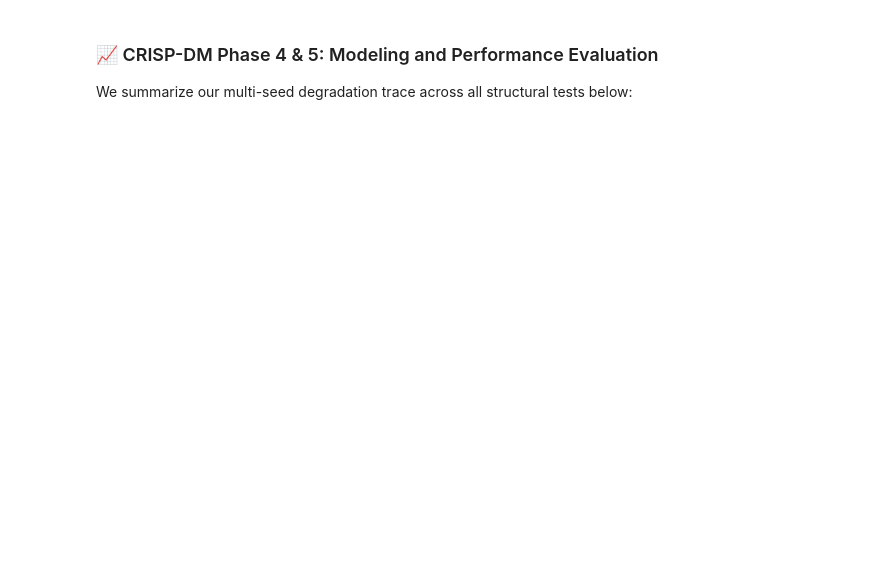
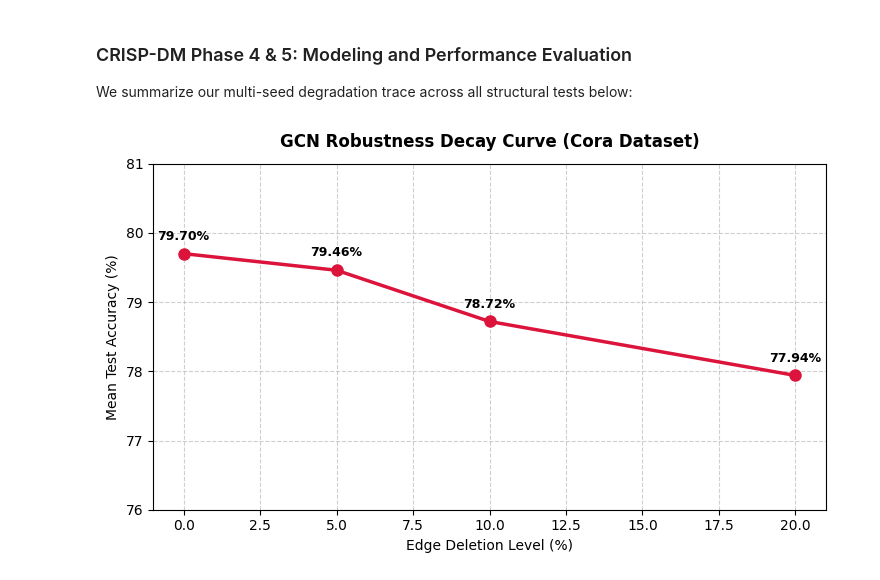
Before and after one commit to sileshith/GNN-Stability-Analysis, a Jupyter notebook: GNN_Stability_Sandbox.ipynb, the cells around one changed output. Drawn from its saved outputs; the diff is of its cells as text; code cells hidden in the pictures; blank space fills up the shorter version.

Commit message:
feat: complete GCN robustness decay curve and topological EDA visualizations

```diff
--- a/GNN_Stability_Sandbox.ipynb
+++ b/GNN_Stability_Sandbox.ipynb
@@ -29,17 +133,26 @@ print(f'Edges remaining after 10% structural removal: {test_mask.shape[1]}')
 # %% [markdown]
-### 📈 CRISP-DM Phase 4 & 5: Modeling and Performance Evaluation
+### CRISP-DM Phase 4 & 5: Modeling and Performance Evaluation
 We summarize our multi-seed degradation trace across all structural tests below:
 # %%
 import matplotlib.pyplot as plt
 
-# Verified empirical results recorded locally
+# Verified empirical results recorded locally across 5 seeds
 degradation_rates = [0, 5, 10, 20]
 mean_accuracies = [79.70, 79.46, 78.72, 77.94]
 
-plt.figure(figsize=(7, 4))
-plt.plot(degradation_rates, mean_accuracies, marker='o', color='crimson', linewidth=2)
-plt.title('GCN Robustness Decay Curve (Cora Dataset)')
-plt.xlabel('Edge Deletion Level (%)')
-plt.ylabel('Mean Test Accuracy (%)')
-plt.grid(True, linestyle='--')
+plt.figure(figsize=(7.5, 4.5))
+plt.plot(degradation_rates, mean_accuracies, marker='o', color='crimson', linewidth=2.5, markersize=8)
+plt.title('GCN Robustness Decay Curve (Cora Dataset)', fontsize=12, fontweight='bold', pad=12)
+plt.xlabel('Edge Deletion Level (%)', fontsize=10)
+plt.ylabel('Mean Test Accuracy (%)', fontsize=10)
+plt.ylim(76, 81)
+plt.grid(True, linestyle='--', alpha=0.6)
+
+# Add text annotations for data points
+for x, y in zip(degradation_rates, mean_accuracies):
+    plt.annotate(f"{y:.2f}%", (x, y), textcoords="offset points", xytext=(0,10), ha='center', fontsize=9, fontweight='bold')
+
+plt.tight_layout()
 plt.show()
+# %% [output]
+[figure, added]
```
Also changed, not shown: parts of 13 cells of this notebook.
